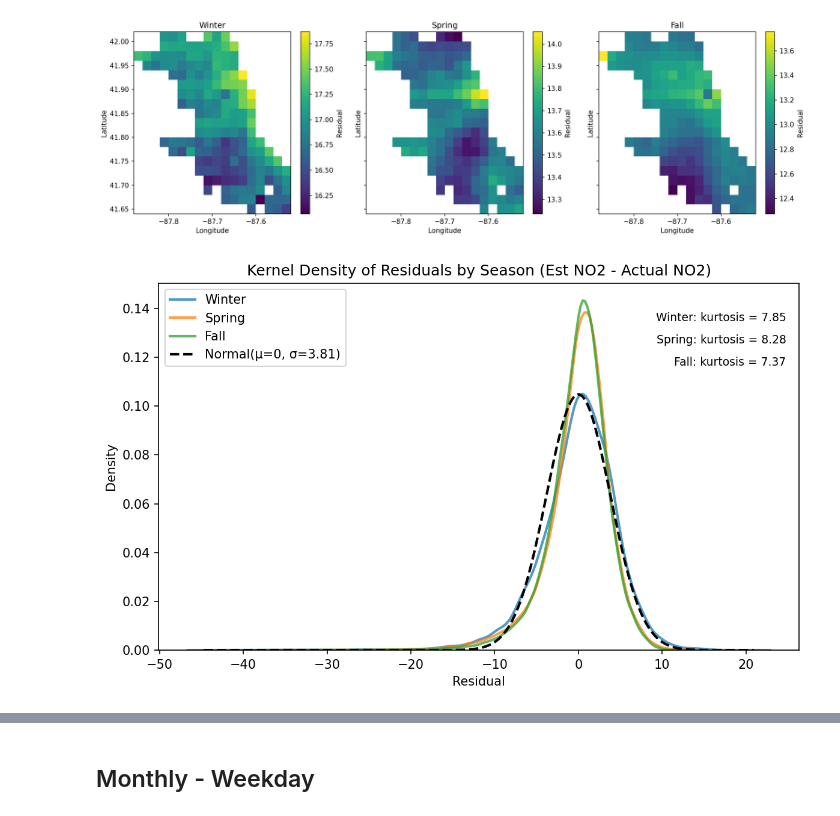
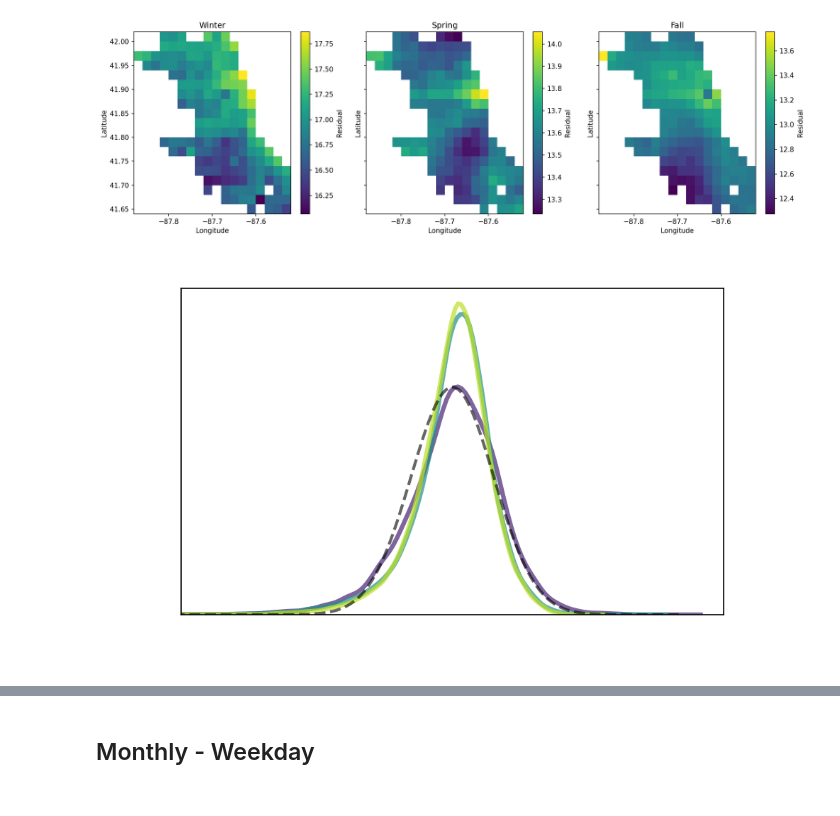
Before and after one commit to NASA-EarthRISE/earthrise-toolkit_ChicagoHAQ-2026, a Jupyter notebook: processing-scripts/clarity-tempo-fusion-v3.ipynb, the cells around one changed output, grey strips where cells are left out. Cells and saved outputs as stored; diff of their text form; code cells hidden in the pictures.

Commit message:
Added more python notebooks. Mostly more plotting. One to estimate sfc no2 over full domain.

```diff
--- a/processing-scripts/clarity-tempo-fusion-v3.ipynb
+++ b/processing-scripts/clarity-tempo-fusion-v3.ipynb
@@ -1351,6 +1359,11 @@ plt.show()
 import matplotlib.pyplot as plt
 import seaborn as sns
 from scipy.stats import kurtosis, norm
+
+white_annotations = True
+filename = 'seasonal-weekday-kde-residuals-clean.png'
+annotation_color = 'white' if white_annotations else 'black'
+show_legend = not white_annotations
 
 season_order = ['Winter', 'Spring', 'Summer', 'Fall']
 seasonal_residuals = []
@@ -1363,7 +1376,8 @@ for season in season_order:
     if not season_values.empty:
         seasonal_residuals.append((season, season_values))
 
-fig, ax = plt.subplots(figsize=(8, 5))
+fig, ax = plt.subplots(figsize=(6, 4))
+viridis_colors = plt.cm.viridis(np.linspace(0.10, 0.90, len(seasonal_residuals)))
 
 for i, (season, values) in enumerate(seasonal_residuals):
     sns.kdeplot(
@@ -1371,8 +1385,9 @@ for i, (season, values) in enumerate(seasonal_residuals):
         ax=ax,
         label=season,
         fill=False,
-        alpha=0.75,
-        linewidth=2
+        alpha=0.7,
+        linewidth=3,
+        color=viridis_colors[i]
     )
 
     kurt = kurtosis(values, fisher=False, bias=False)
@@ -1380,36 +1395,44 @@ for i, (season, values) in enumerate(seasonal_residuals):
         0.98,
         0.92 - 0.06 * i,
         f'{season}: kurtosis = {kurt:.2f}',
         transform=ax.transAxes,
         ha='right',
         va='top',
         fontsize=9,
+        color=annotation_color,
     )
 
 # Reference normal distribution with mu=0 and sigma from all residuals.
 all_residuals = seasonal_weekday['residual'].dropna().to_numpy(dtype=float)
 sigma = np.std(all_residuals, ddof=1)
 
 if all_residuals.size > 1 and sigma > 0:
     x_min = min(np.min(all_residuals), -4 * sigma)
     x_max = max(np.max(all_residuals), 4 * sigma)
     x_grid = np.linspace(x_min, x_max, 500)
     normal_pdf = norm.pdf(x_grid, loc=0.0, scale=sigma)
     ax.plot(
         x_grid,
         normal_pdf,
         linestyle='--',
         linewidth=2,
         color='black',
+        alpha=0.6,
         label=f'Normal(μ=0, σ={sigma:.2f})'
     )
 
-ax.set_title('Kernel Density of Residuals by Season (Est NO2 - Actual NO2)')
-ax.set_xlabel('Residual')
-ax.set_ylabel('Density')
-ax.legend()
+ax.set_title('Kernel Density Estimate of Model Residuals by Season (Est NO2 - Actual NO2)', color=annotation_color)
+ax.set_xlabel('Residual', color=annotation_color)
+ax.set_ylabel('Density', color=annotation_color)
+ax.set_xlim(-25, 25)
+ax.tick_params(axis='x', colors=annotation_color)
+ax.tick_params(axis='y', colors=annotation_color)
+
+if show_legend:
+    ax.legend()
+
 plt.tight_layout()
-plt.savefig('seasonal-weekday-kde-residuals-with-mean.png')
+plt.savefig(filename, dpi=300)
 plt.show()
 # %% [output]
-[figure, old version]
+[figure, new version]
```
Also changed, not shown: parts of 6 cells of this notebook, 2 other files.
